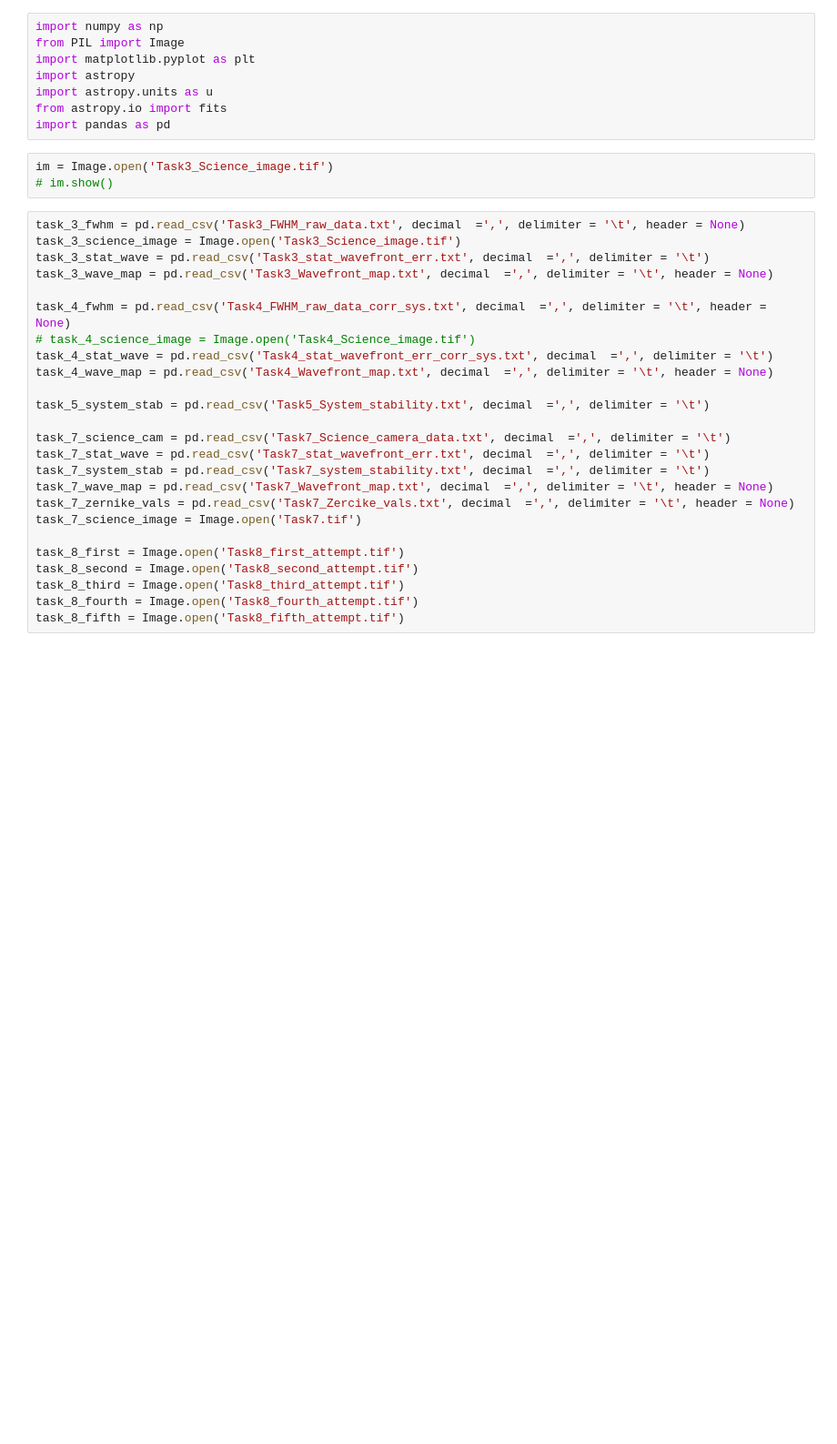
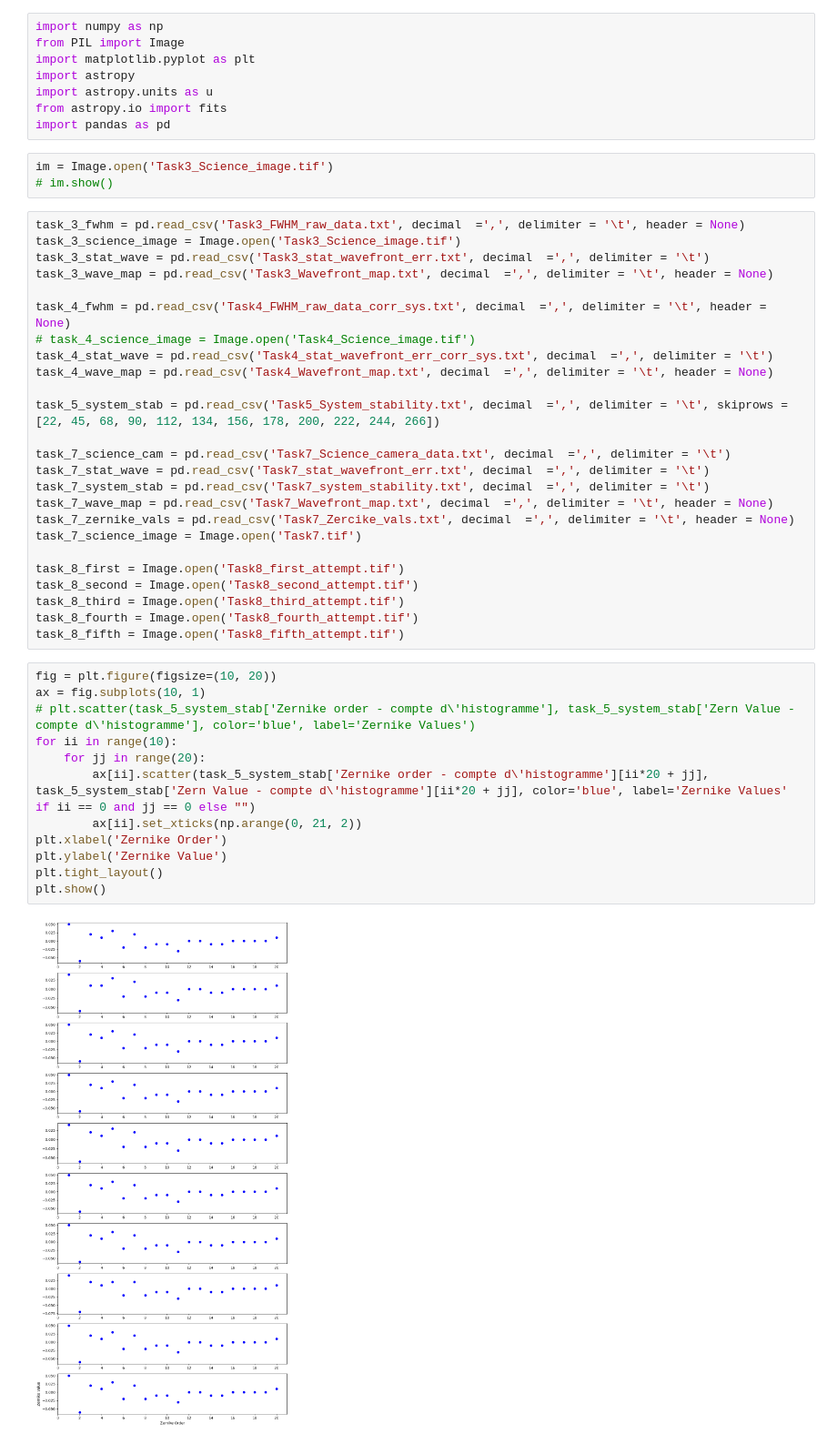
Before and after one commit to Catherine-Lambe/Observational_Instrumental_Lab_WS2627_LMU_Munich, a Jupyter notebook: Exp 1 Adaptive Optics/Data Day 1 20_10_2026/data_processing.ipynb, the cells around one changed output. Shown at 91% size. Saved outputs shown, nothing was run; the diff lists cells and outputs as text; blank space fills up the shorter version.

Commit message:
System staility plot

```diff
--- a/Exp 1 Adaptive Optics/Data Day 1 20_10_2026/data_processing.ipynb
+++ b/Exp 1 Adaptive Optics/Data Day 1 20_10_2026/data_processing.ipynb
@@ -20,7 +20,7 @@ task_4_fwhm = pd.read_csv('Task4_FWHM_raw_data_corr_sys.txt', decimal  =',', del
 task_4_stat_wave = pd.read_csv('Task4_stat_wavefront_err_corr_sys.txt', decimal  =',', delimiter = '\t')
 task_4_wave_map = pd.read_csv('Task4_Wavefront_map.txt', decimal  =',', delimiter = '\t', header = None)
 
-task_5_system_stab = pd.read_csv('Task5_System_stability.txt', decimal  =',', delimiter = '\t')
+task_5_system_stab = pd.read_csv('Task5_System_stability.txt', decimal  =',', delimiter = '\t', skiprows = [22, 45, 68, 90, 112, 134, 156, 178, 200, 222, 244, 266])
 
 task_7_science_cam = pd.read_csv('Task7_Science_camera_data.txt', decimal  =',', delimiter = '\t')
 task_7_stat_wave = pd.read_csv('Task7_stat_wavefront_err.txt', decimal  =',', delimiter = '\t')
@@ -34,3 +34,17 @@ task_8_second = Image.open('Task8_second_attempt.tif')
 task_8_third = Image.open('Task8_third_attempt.tif')
 task_8_fourth = Image.open('Task8_fourth_attempt.tif')
 task_8_fifth = Image.open('Task8_fifth_attempt.tif')
+# %%
+fig = plt.figure(figsize=(10, 20))
+ax = fig.subplots(10, 1)
+# plt.scatter(task_5_system_stab['Zernike order - compte d\'histogramme'], task_5_system_stab['Zern Value - compte d\'histogramme'], color='blue', label='Zernike Values')
+for ii in range(10):
+    for jj in range(20):
+        ax[ii].scatter(task_5_system_stab['Zernike order - compte d\'histogramme'][ii*20 + jj], task_5_system_stab['Zern Value - compte d\'histogramme'][ii*20 + jj], color='blue', label='Zernike Values' if ii == 0 and jj == 0 else "")
+        ax[ii].set_xticks(np.arange(0, 21, 2))
+plt.xlabel('Zernike Order')
+plt.ylabel('Zernike Value')
+plt.tight_layout()
+plt.show()
+# %% [output]
+[figure, added]
```
Also changed, not shown: parts of 1 cell of this notebook, 1 other file.
